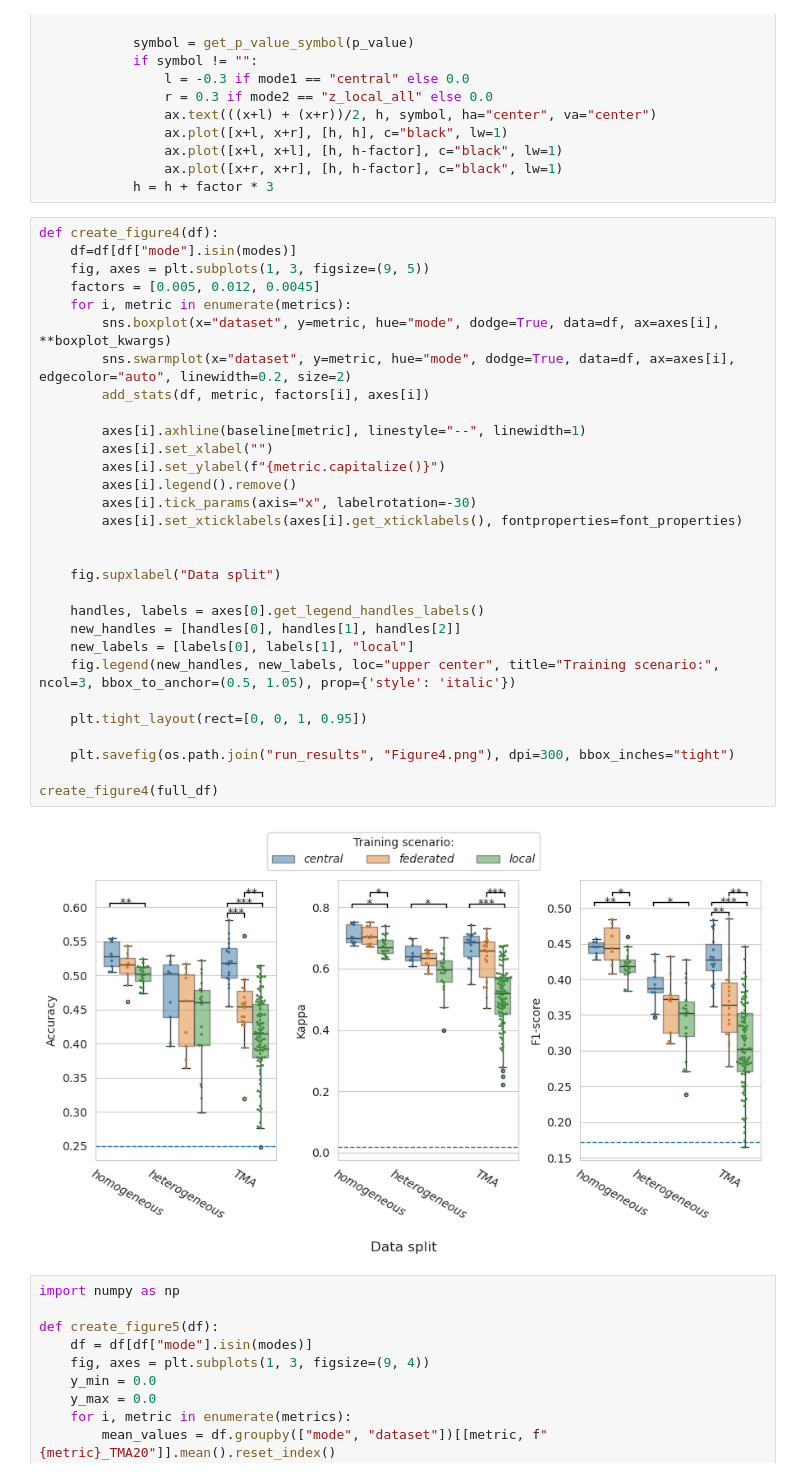
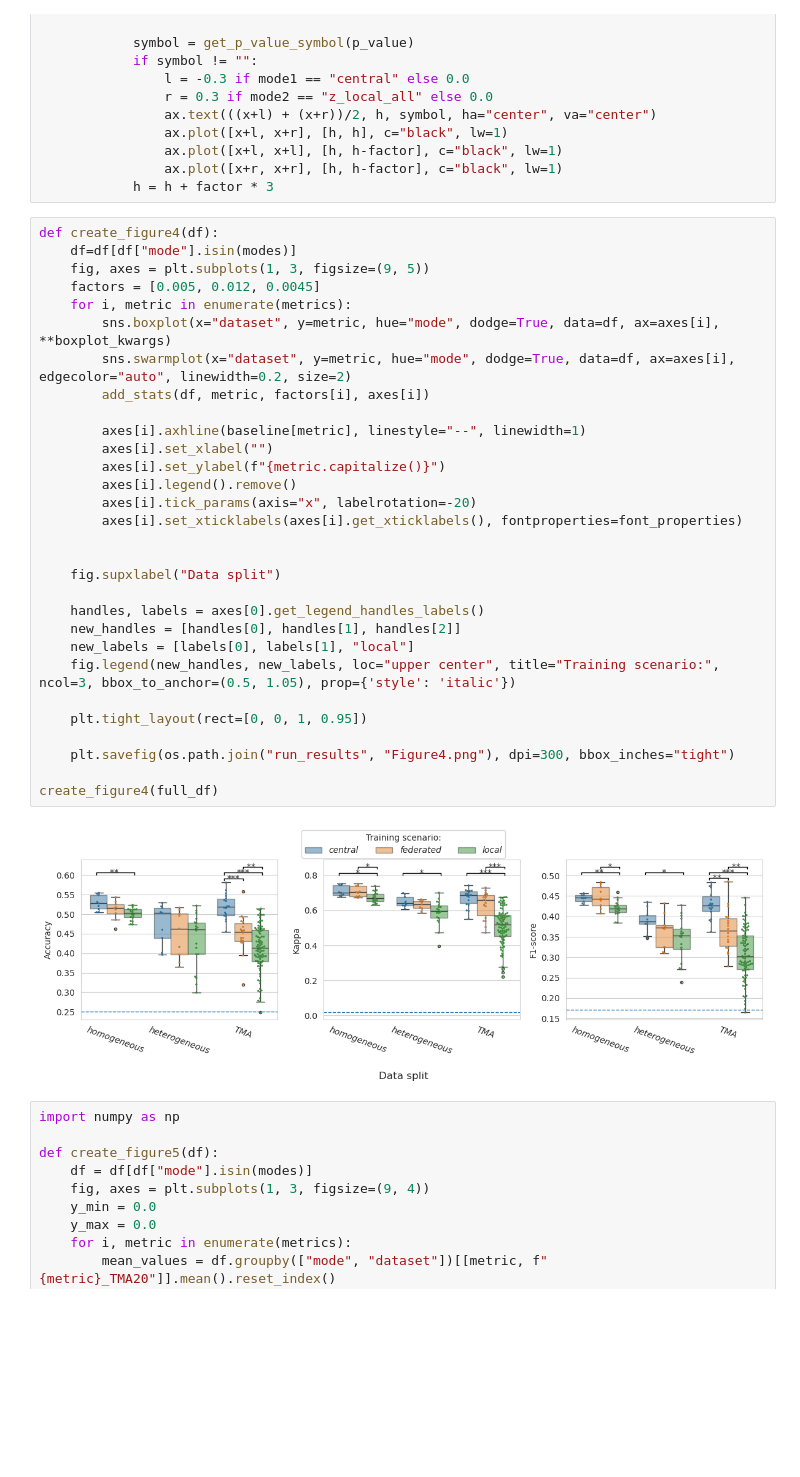
Before and after one commit to LohmannJens/federated-ISUP, a Jupyter notebook: scripts/create_publication_figures.ipynb, the cells around one changed output. Drawn from its saved outputs; the diff is of its cells as text; blank space fills up the shorter version.

```diff
--- a/scripts/create_publication_figures.ipynb
+++ b/scripts/create_publication_figures.ipynb
@@ -140,35 +140,35 @@ def add_stats(df, metric, factor, ax):
 # %%
 def create_figure4(df):
     df=df[df["mode"].isin(modes)]
     fig, axes = plt.subplots(1, 3, figsize=(9, 5))
     factors = [0.005, 0.012, 0.0045]
     for i, metric in enumerate(metrics):
         sns.boxplot(x="dataset", y=metric, hue="mode", dodge=True, data=df, ax=axes[i], **boxplot_kwargs)
         sns.swarmplot(x="dataset", y=metric, hue="mode", dodge=True, data=df, ax=axes[i], edgecolor="auto", linewidth=0.2, size=2)
         add_stats(df, metric, factors[i], axes[i])
 
         axes[i].axhline(baseline[metric], linestyle="--", linewidth=1)
         axes[i].set_xlabel("")
         axes[i].set_ylabel(f"{metric.capitalize()}")
         axes[i].legend().remove()
-        axes[i].tick_params(axis="x", labelrotation=-30)
+        axes[i].tick_params(axis="x", labelrotation=-20)
         axes[i].set_xticklabels(axes[i].get_xticklabels(), fontproperties=font_properties)
 
 
     fig.supxlabel("Data split")
 
     handles, labels = axes[0].get_legend_handles_labels()
     new_handles = [handles[0], handles[1], handles[2]]
     new_labels = [labels[0], labels[1], "local"]
     fig.legend(new_handles, new_labels, loc="upper center", title="Training scenario:", ncol=3, bbox_to_anchor=(0.5, 1.05), prop={'style': 'italic'})
 
     plt.tight_layout(rect=[0, 0, 1, 0.95])
 
     plt.savefig(os.path.join("run_results", "Figure4.png"), dpi=300, bbox_inches="tight")
 
 create_figure4(full_df)
 # %% [output]
-[figure, old version]
+[figure, new version]
 # %%
 import numpy as np
 
```
Also changed, not shown: parts of 1 cell of this notebook, 16 other files.
